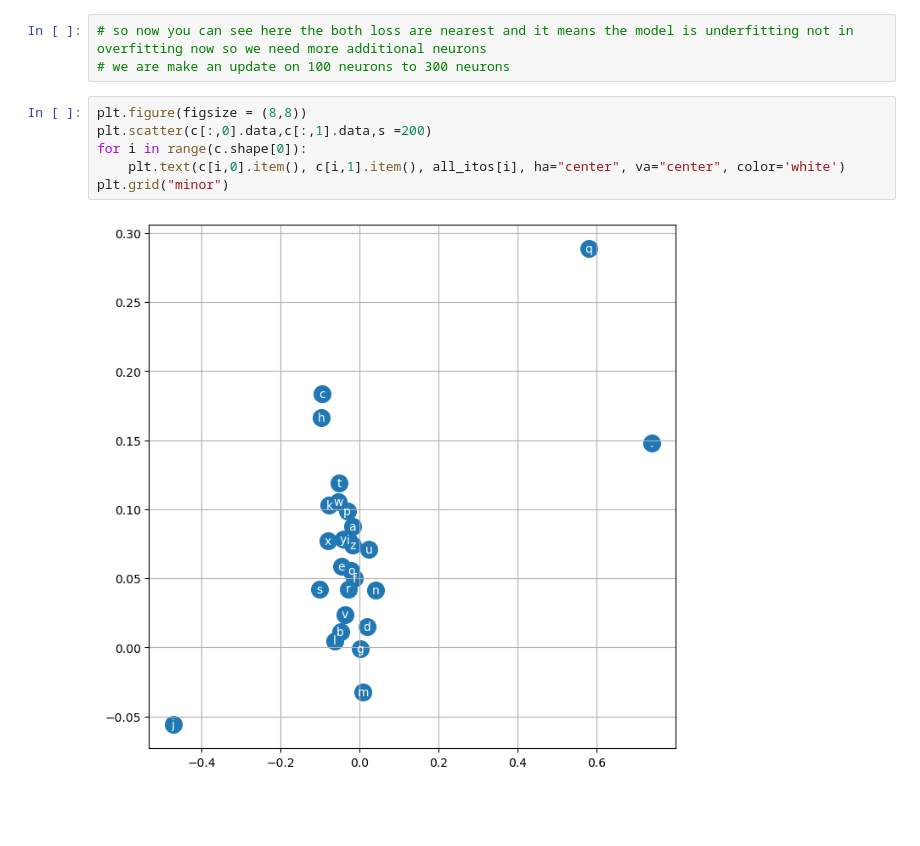
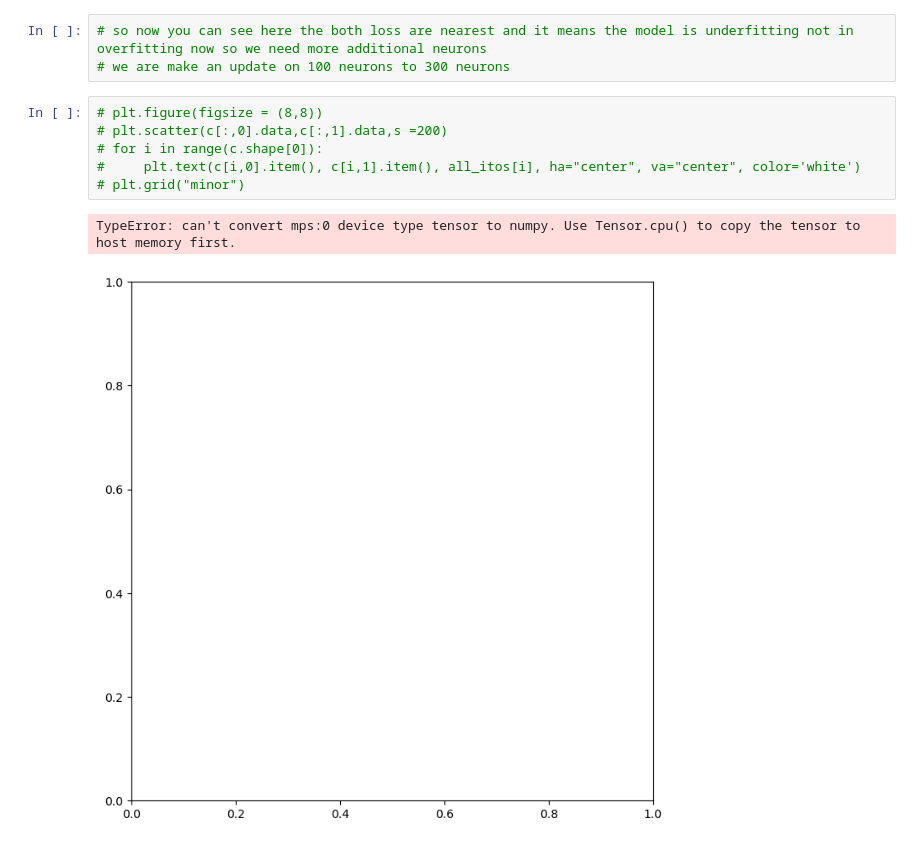
Before and after one commit to Parthmishra70/nameGenAI, a Jupyter notebook: makemore_pt.2_Paper.ipynb, the cells around one changed output. Saved outputs shown, nothing was run; the diff lists cells and outputs as text; blank space fills up the shorter version.

```diff
--- a/makemore_pt.2_Paper.ipynb
+++ b/makemore_pt.2_Paper.ipynb
@@ -186,10 +190,11 @@ plt.show()
 # so now you can see here the both loss are nearest and it means the model is underfitting not in overfitting now so we need more additional neurons
 # we are make an update on 100 neurons to 300 neurons
 # %%
-plt.figure(figsize = (8,8))
-plt.scatter(c[:,0].data,c[:,1].data,s =200)
-for i in range(c.shape[0]):
-    plt.text(c[i,0].item(), c[i,1].item(), all_itos[i], ha="center", va="center", color='white')
-plt.grid("minor")
+# plt.figure(figsize = (8,8))
+# plt.scatter(c[:,0].data,c[:,1].data,s =200)
+# for i in range(c.shape[0]):
+#     plt.text(c[i,0].item(), c[i,1].item(), all_itos[i], ha="center", va="center", color='white')
+# plt.grid("minor")
 # %% [output]
+TypeError: can't convert mps:0 device type tensor to numpy. Use Tensor.cpu() to copy the tensor to host memory first.
-[figure, old version]
+[figure, new version]
```
Also changed, not shown: parts of 10 cells of this notebook, 7 other files.
